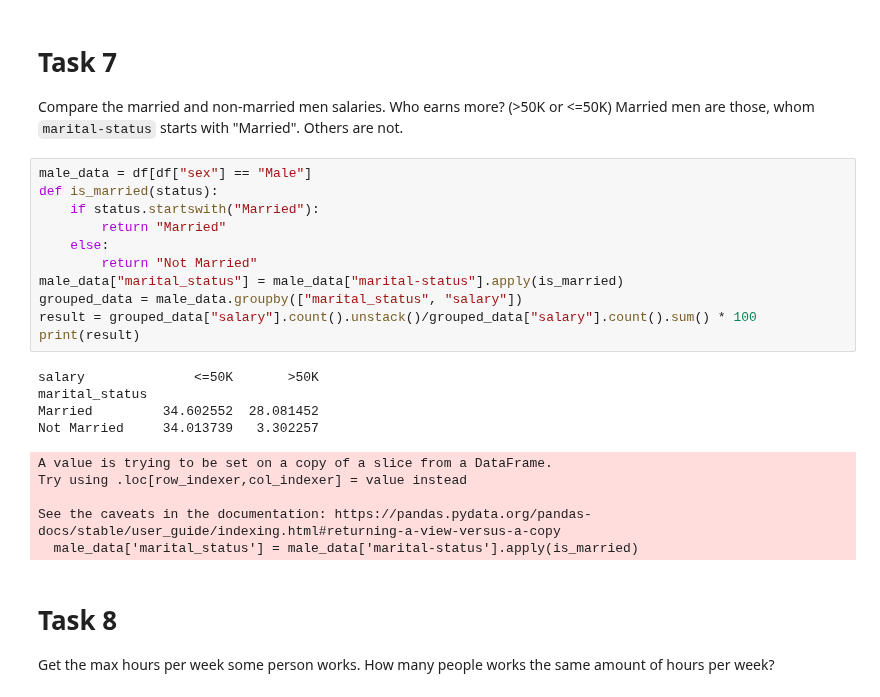
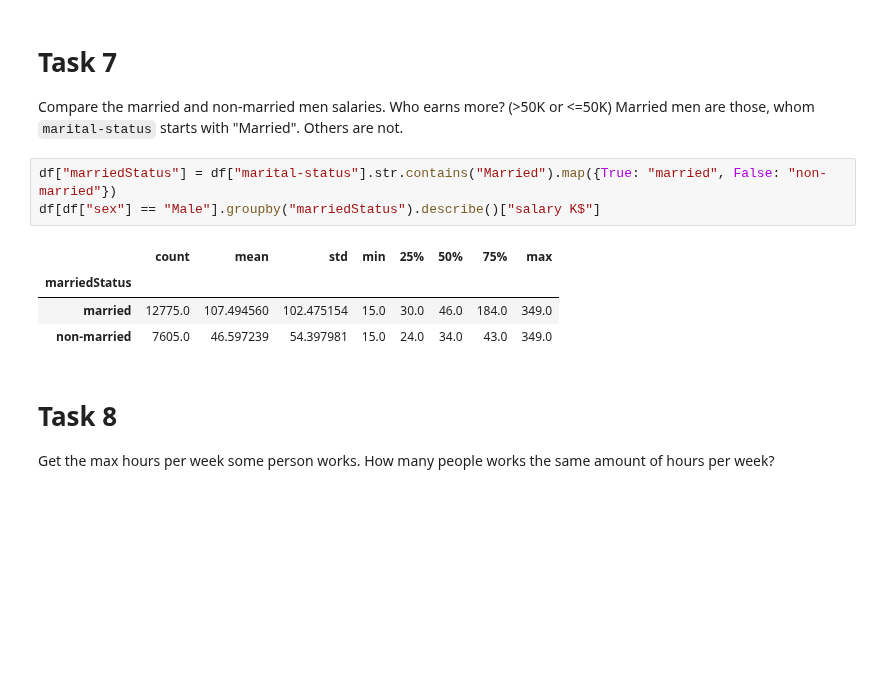
Before and after one commit to mate-academy/py-adult-data-analysis, a Jupyter notebook: app/main.ipynb, the cells around one changed output. Drawn from its saved outputs; the diff is of its cells as text; blank space fills up the shorter version.

```diff
--- a/app/main.ipynb
+++ b/app/main.ipynb
@@ -116,27 +116,14 @@ Some-college  6678.0  36.135370  13.073528  17.0  25.0  35.0  45.0  90.0
 # Task 7
 Compare the married and non-married men salaries. Who earns more? (>50K or <=50K)
 Married men are those, whom `marital-status` starts with "Married". Others are not.
-# %%
-male_data = df[df["sex"] == "Male"]
-def is_married(status):
-    if status.startswith("Married"):
-        return "Married"
-    else:
-        return "Not Married"
-male_data["marital_status"] = male_data["marital-status"].apply(is_married)
-grouped_data = male_data.groupby(["marital_status", "salary"])
-result = grouped_data["salary"].count().unstack()/grouped_data["salary"].count().sum() * 100
-print(result)
-# %% [output]
-salary              <=50K       >50K
-marital_status
-Married         34.602552  28.081452
-Not Married     34.013739   3.302257
-A value is trying to be set on a copy of a slice from a DataFrame.
-Try using .loc[row_indexer,col_indexer] = value instead
-
-See the caveats in the documentation: https://pandas.pydata.org/pandas-docs/stable/user_guide/indexing.html#returning-a-view-versus-a-copy
-  male_data['marital_status'] = male_data['marital-status'].apply(is_married)
+# %%
+df["marriedStatus"] = df["marital-status"].str.contains("Married").map({True: "married", False: "non-married"})
+df[df["sex"] == "Male"].groupby("marriedStatus").describe()["salary K$"]
+# %% [output]
+|  | count | mean | std | min | 25% | 50% | 75% | max |
+| marriedStatus |  |  |  |  |  |  |  |  |
+| married | 12775.0 | 107.494560 | 102.475154 | 15.0 | 30.0 | 46.0 | 184.0 | 349.0 |
+| non-married | 7605.0 | 46.597239 | 54.397981 | 15.0 | 24.0 | 34.0 | 43.0 | 349.0 |
 # %% [markdown]
 # Task 8
 Get the max hours per week some person works. How many people works the same amount of hours per week?
```
Also changed, not shown: parts of 1 cell of this notebook.
